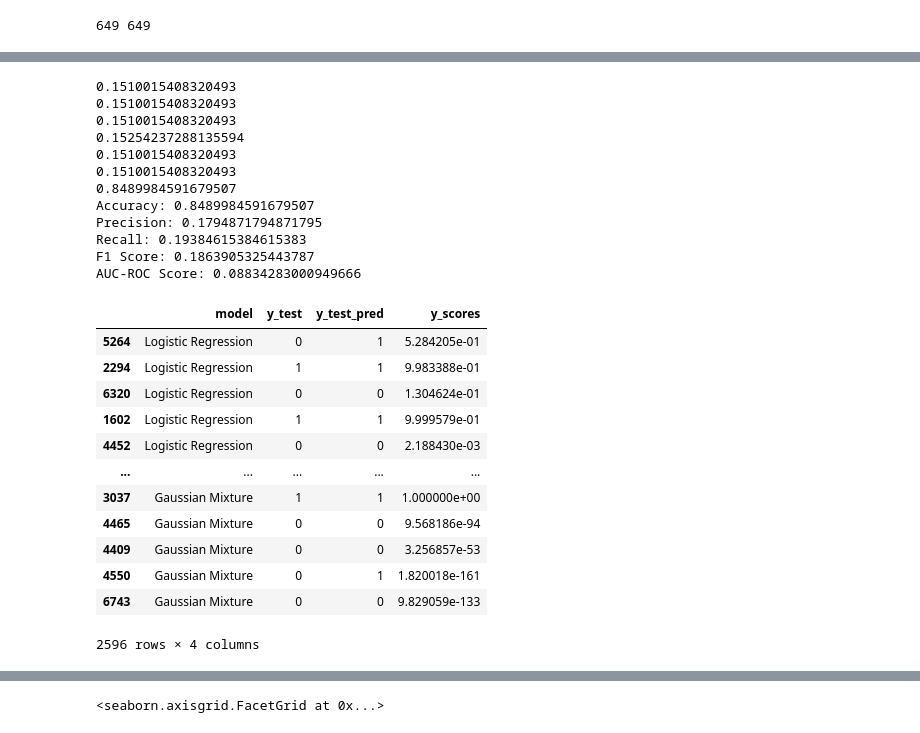
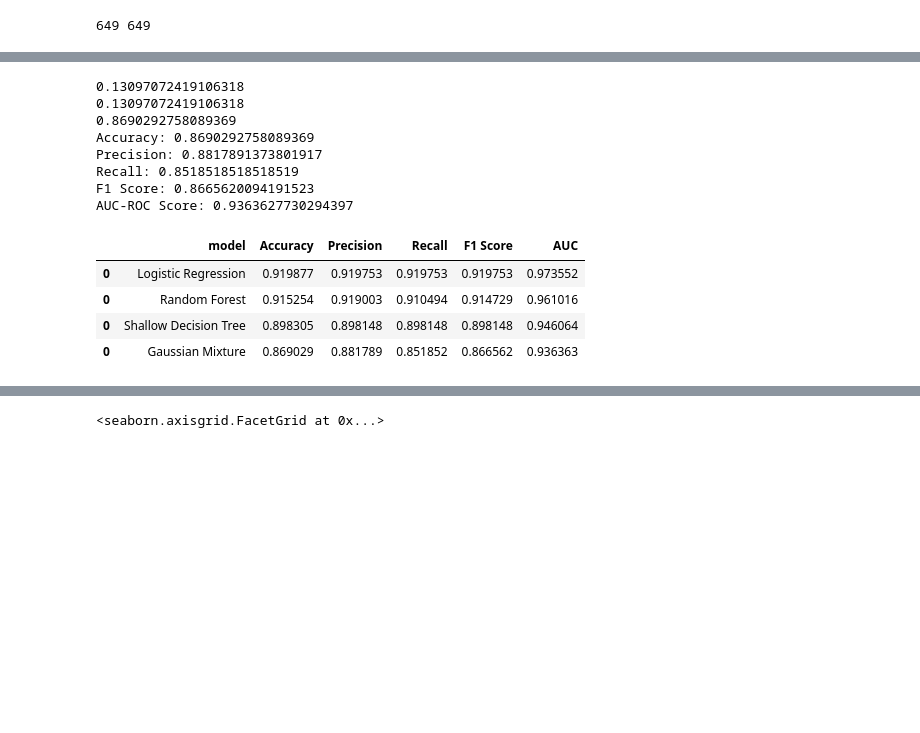
Before and after one commit to son-ra/Fog_Project_Code, a Jupyter notebook: model_comparison.ipynb, the cells around one changed output, grey strips where cells are left out. Cells and saved outputs as stored; diff of their text form; code cells hidden in the pictures; blank space fills up the shorter version.

```diff
--- a/model_comparison.ipynb
+++ b/model_comparison.ipynb
@@ -77,7 +78,8 @@ def balance_dataset(X, y):
     return(X_balanced, y_balanced, sampled_indices)
 # %%
 # fog_aware_pivot = pd.read_csv('fog_aware_stats_4_equal_patches_pivot.csv')
-fog_aware_pivot = pd.read_csv('/home/smmrrr/Fog_Imaging_Project/STA_221_project_code/analyses_files/fog_aware_stats_horizontal_3_patches_pivot.csv')
+# fog_aware_pivot = pd.read_csv('/home/smmrrr/Fog_Imaging_Project/STA_221_project_code/analyses_files/fog_aware_stats_horizontal_3_patches_pivot.csv')
+fog_aware_pivot = pd.read_csv('~/Documents/STA_221/fog_aware_stats_horizontal_3_patches_pivot.csv')
 fog_aware_pivot['Label_train'] = 1*(fog_aware_pivot['Label']=='foggy')
 fog_aware_pivot
 # %% [output]
@@ -336,13 +311,13 @@ clf = tree.DecisionTreeClassifier(max_depth=3)
 clf = clf.fit(X_train, y_train)
 
 # Make predictions on the test set
-y_pred_test = clf.predict(X_test)
+y_test_pred = clf.predict(X_test)
 
 # Calculate metrics
-accuracy = accuracy_score(y_test, y_pred_test)
-precision = precision_score(y_test, y_pred_test)
-recall = recall_score(y_test, y_pred_test)
-f1 = f1_score(y_test, y_pred_test)
+accuracy = accuracy_score(y_test, y_test_pred)
+precision = precision_score(y_test, y_test_pred)
+recall = recall_score(y_test, y_test_pred)
+f1 = f1_score(y_test, y_test_pred)
 roc_auc = roc_auc_score(y_test, clf.predict_proba(X_test)[:, 1])
 
 # Print the metrics
@@ -385,6 +360,7 @@ roc = pd.concat([roc
 ],axis=0)
 ##prediction info
 y_info = pd.concat([y_info
-,pd.DataFrame({'model':model_name,'y_test':y_test,'y_test_pred':y_test_pred, 'y_scores':y_scores})
+,pd.DataFrame({'model':model_name,'site':site
+               ,'y_test':y_test,'y_test_pred':y_test_pred, 'y_scores':y_scores})
 ],axis=0)
 # %% [output]
@@ -403,17 +379,17 @@ clf.fit(X_train)
 
 
 # Make predictions on the test set
-y_pred_test = clf.predict(X_test)
+y_test_pred = clf.predict(X_test)
 
 # Calculate metrics
-accuracy = accuracy_score(y_test, y_pred_test)
+accuracy = accuracy_score(y_test, y_test_pred)
 while accuracy < 0.45:  ###in case the model gets the 1s and 0s mixed up
-    gmm = GaussianMixture(n_components=2
+    clf = GaussianMixture(n_components=2
                         # ,covariance_type='diag' ##this covariance type works best
                          )
-    gmm.fit(X_train)
-    y_train_pred = gmm.predict(X_train)
-    y_test_pred = gmm.predict(X_test)
+    clf.fit(X_train)
+    y_train_pred = clf.predict(X_train)
+    y_test_pred = clf.predict(X_test)
 
     # Calculate metrics
     accuracy = accuracy_score(y_test, y_test_pred)
@@ -421,9 +397,9 @@ while accuracy < 0.45:  ###in case the model gets the 1s and 0s mixed up
 
 
 
-precision = precision_score(y_test, y_pred_test)
-recall = recall_score(y_test, y_pred_test)
-f1 = f1_score(y_test, y_pred_test)
+precision = precision_score(y_test, y_test_pred)
+recall = recall_score(y_test, y_test_pred)
+f1 = f1_score(y_test, y_test_pred)
 roc_auc = roc_auc_score(y_test, clf.predict_proba(X_test)[:, 1])
 
 # Print the metrics
@@ -466,34 +442,23 @@ roc = pd.concat([roc
 ],axis=0)
 ##prediction info
 y_info = pd.concat([y_info
-,pd.DataFrame({'model':model_name,'y_test':y_test,'y_test_pred':y_test_pred, 'y_scores':y_scores})
+,pd.DataFrame({'model':model_name,'site':site
+               ,'y_test':y_test,'y_test_pred':y_test_pred, 'y_scores':y_scores})
 ],axis=0)
 # %% [output]
-0.1510015408320493
-0.1510015408320493
-0.1510015408320493
-0.15254237288135594
-0.1510015408320493
-0.1510015408320493
-0.8489984591679507
-Accuracy: 0.8489984591679507
-Precision: 0.1794871794871795
-Recall: 0.19384615384615383
-F1 Score: 0.1863905325443787
-AUC-ROC Score: 0.08834283000949666
+0.13097072419106318
+0.13097072419106318
+0.8690292758089369
+Accuracy: 0.8690292758089369
+Precision: 0.8817891373801917
+Recall: 0.8518518518518519
+F1 Score: 0.8665620094191523
+AUC-ROC Score: 0.9363627730294397
 # %%
-y_info
+summary_stats
 # %% [output]
-|  | model | y_test | y_test_pred | y_scores |
-| 5264 | Logistic Regression | 0 | 1 | 5.284205e-01 |
-| 2294 | Logistic Regression | 1 | 1 | 9.983388e-01 |
-| 6320 | Logistic Regression | 0 | 0 | 1.304624e-01 |
-| 1602 | Logistic Regression | 1 | 1 | 9.999579e-01 |
-| 4452 | Logistic Regression | 0 | 0 | 2.188430e-03 |
-| ... | ... | ... | ... | ... |
-| 3037 | Gaussian Mixture | 1 | 1 | 1.000000e+00 |
-| 4465 | Gaussian Mixture | 0 | 0 | 9.568186e-94 |
-| 4409 | Gaussian Mixture | 0 | 0 | 3.256857e-53 |
-| 4550 | Gaussian Mixture | 0 | 1 | 1.820018e-161 |
-| 6743 | Gaussian Mixture | 0 | 0 | 9.829059e-133 |
+|  | model | Accuracy | Precision | Recall | F1 Score | AUC |
+| 0 | Logistic Regression | 0.919877 | 0.919753 | 0.919753 | 0.919753 | 0.973552 |
+| 0 | Random Forest | 0.915254 | 0.919003 | 0.910494 | 0.914729 | 0.961016 |
+| 0 | Shallow Decision Tree | 0.898305 | 0.898148 | 0.898148 | 0.898148 | 0.946064 |
+| 0 | Gaussian Mixture | 0.869029 | 0.881789 | 0.851852 | 0.866562 | 0.936363 |
-2596 rows × 4 columns
```
Also changed, not shown: parts of 27 cells of this notebook, 2 other files.
